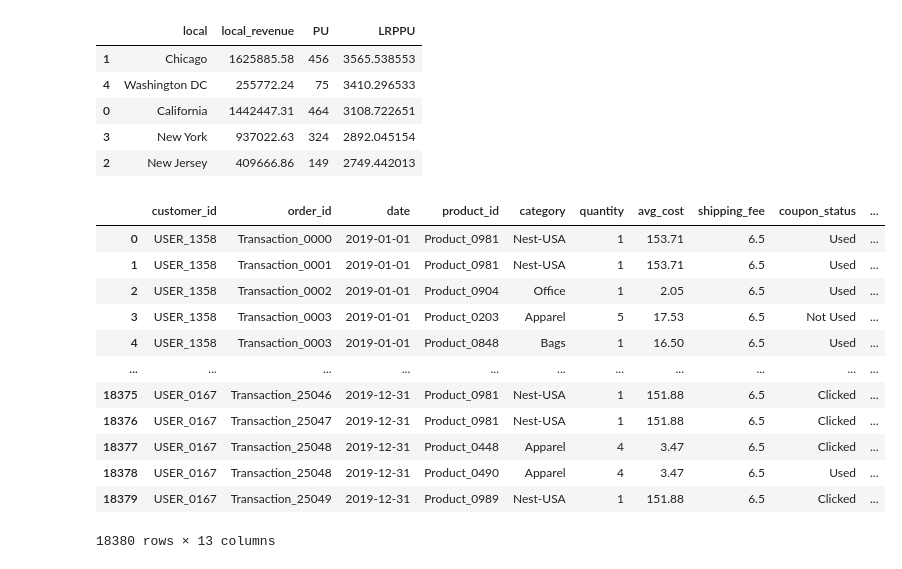
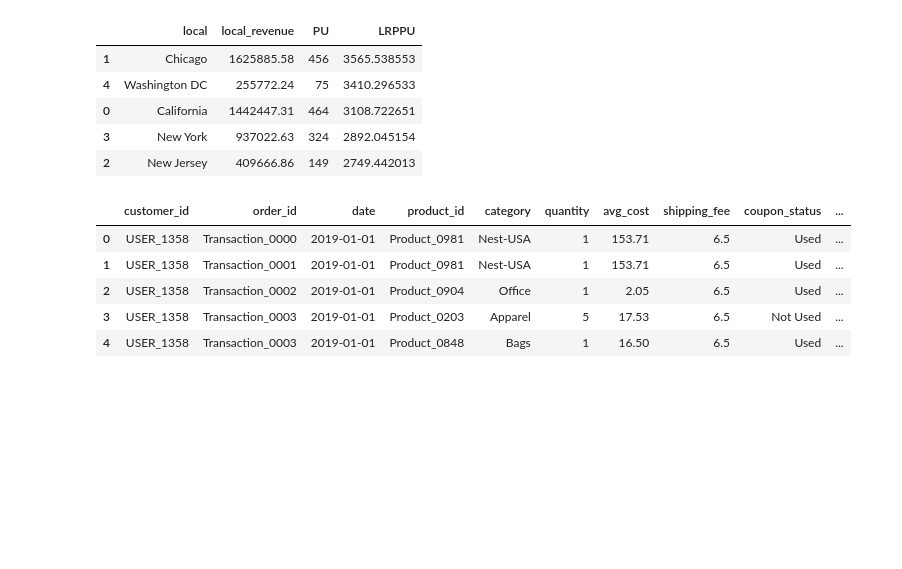
Before and after one commit to HSYhrae/TIL, a Jupyter notebook: MySQL/Datarian/datarian_week4_review.ipynb, the cells around one changed output. Cells and saved outputs as stored; diff of their text form; code cells hidden in the pictures; blank space fills up the shorter version.

```diff
--- a/MySQL/Datarian/datarian_week4_review.ipynb
+++ b/MySQL/Datarian/datarian_week4_review.ipynb
@@ -309,22 +411,15 @@ df_l.sort_values('LRPPU', ascending = False)
 # %%
 # Chicago 지역에서 제품 카테고리별 주문수, 매출
 # 1단계: Chicago 지역 데이터만 따로 추출
 df_chicago = local[local['local'] == 'Chicago'].reset_index(drop = True)
-df_chicago
+df_chicago.head()
 # %% [output]
 |  | customer_id | order_id | date | product_id | category | quantity | avg_cost | shipping_fee | coupon_status | ... |
 | 0 | USER_1358 | Transaction_0000 | 2019-01-01 | Product_0981 | Nest-USA | 1 | 153.71 | 6.5 | Used | ... |
 | 1 | USER_1358 | Transaction_0001 | 2019-01-01 | Product_0981 | Nest-USA | 1 | 153.71 | 6.5 | Used | ... |
 | 2 | USER_1358 | Transaction_0002 | 2019-01-01 | Product_0904 | Office | 1 | 2.05 | 6.5 | Used | ... |
 | 3 | USER_1358 | Transaction_0003 | 2019-01-01 | Product_0203 | Apparel | 5 | 17.53 | 6.5 | Not Used | ... |
 | 4 | USER_1358 | Transaction_0003 | 2019-01-01 | Product_0848 | Bags | 1 | 16.50 | 6.5 | Used | ... |
-| ... | ... | ... | ... | ... | ... | ... | ... | ... | ... | ... |
-| 18375 | USER_0167 | Transaction_25046 | 2019-12-31 | Product_0981 | Nest-USA | 1 | 151.88 | 6.5 | Clicked | ... |
-| 18376 | USER_0167 | Transaction_25047 | 2019-12-31 | Product_0981 | Nest-USA | 1 | 151.88 | 6.5 | Clicked | ... |
-| 18377 | USER_0167 | Transaction_25048 | 2019-12-31 | Product_0448 | Apparel | 4 | 3.47 | 6.5 | Clicked | ... |
-| 18378 | USER_0167 | Transaction_25048 | 2019-12-31 | Product_0490 | Apparel | 4 | 3.47 | 6.5 | Used | ... |
-| 18379 | USER_0167 | Transaction_25049 | 2019-12-31 | Product_0989 | Nest-USA | 1 | 151.88 | 6.5 | Clicked | ... |
-18380 rows × 13 columns
 # %%
 # 2단계: 제품 카테고리별 주문수, 매출액 구하기
 df_chicago = df_chicago.groupby('category').agg(
```
Also changed, not shown: parts of 14 cells of this notebook.
